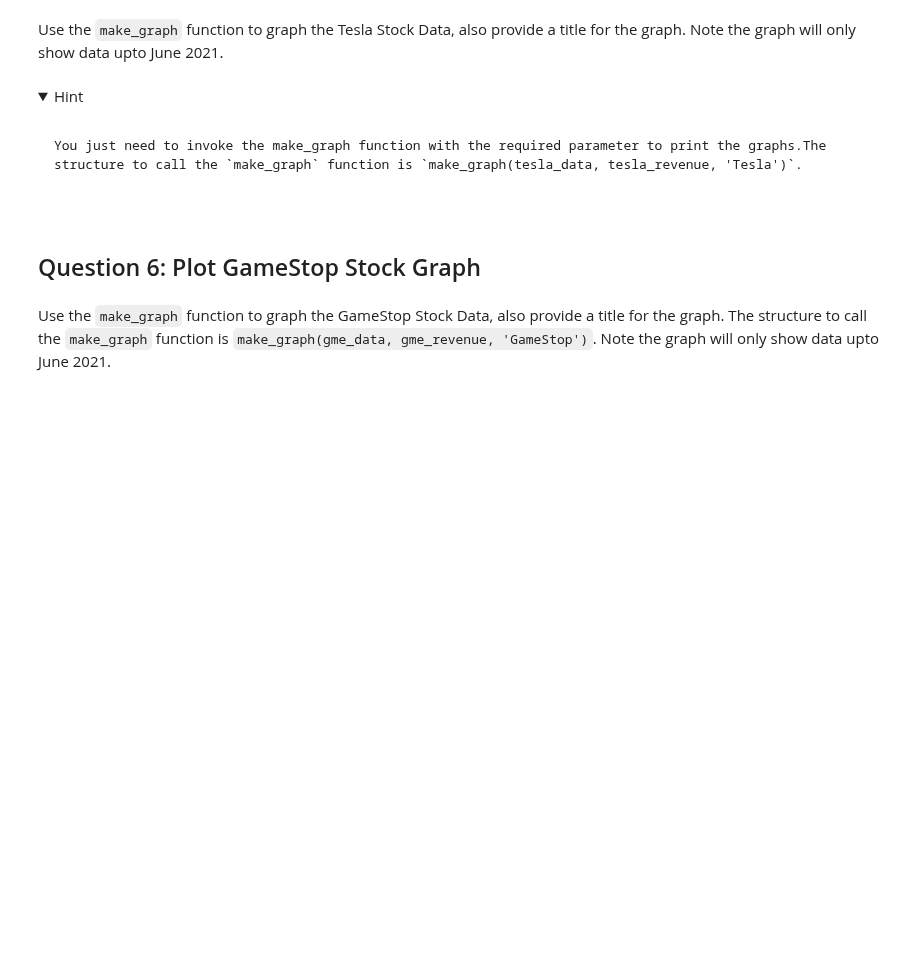
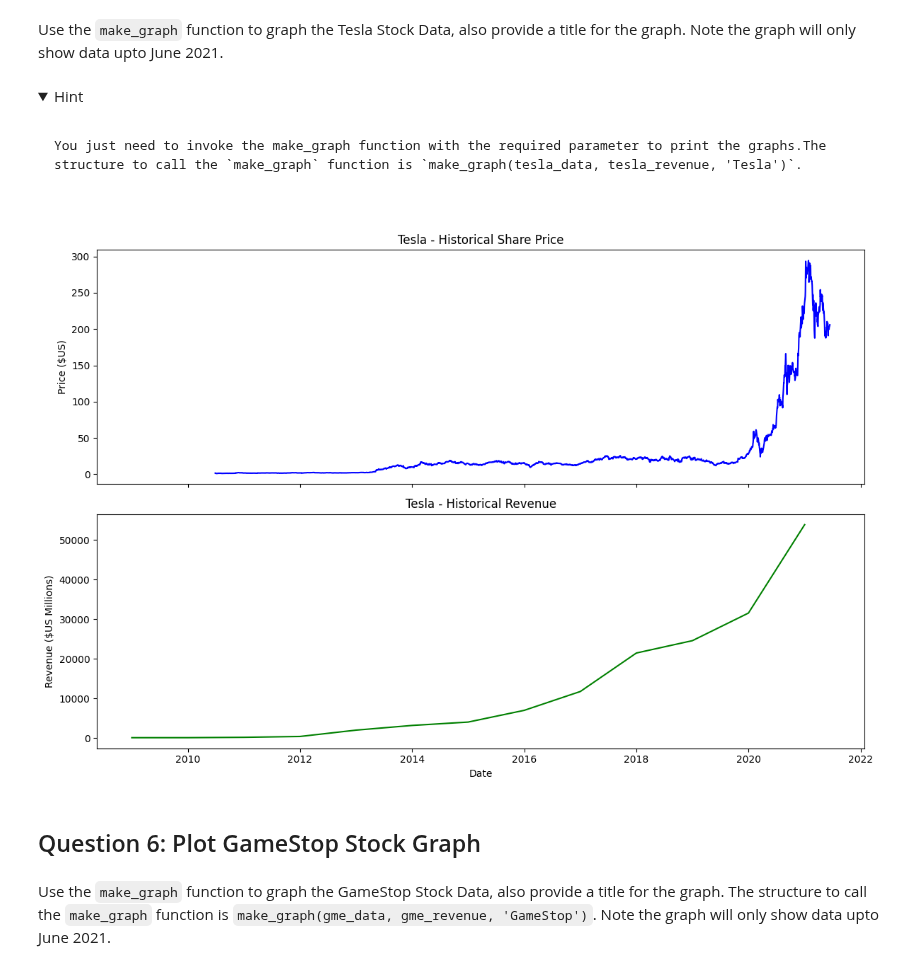
Before and after one commit to viktoruebelhart/studies, a Jupyter notebook: Revenue_Data_and_Building_a_Dashboard_v1.ipynb, the cells around one changed output. Cells and saved outputs as stored; diff of their text form; code cells hidden in the pictures; folded sections open; blank space fills up the shorter version.

````diff
--- a/Revenue_Data_and_Building_a_Dashboard_v1.ipynb
+++ b/Revenue_Data_and_Building_a_Dashboard_v1.ipynb
@@ -255,6 +285,10 @@ You just need to invoke the make_graph function with the required parameter to p
 ```
 
 </details>
+# %%
+make_graph(tesla_data, tesla_revenue, 'Tesla')
+# %% [output]
+[figure, added]
 # %% [markdown]
 ## Question 6: Plot GameStop Stock Graph
 # %% [markdown]
````
Also changed, not shown: parts of 8 cells of this notebook.
